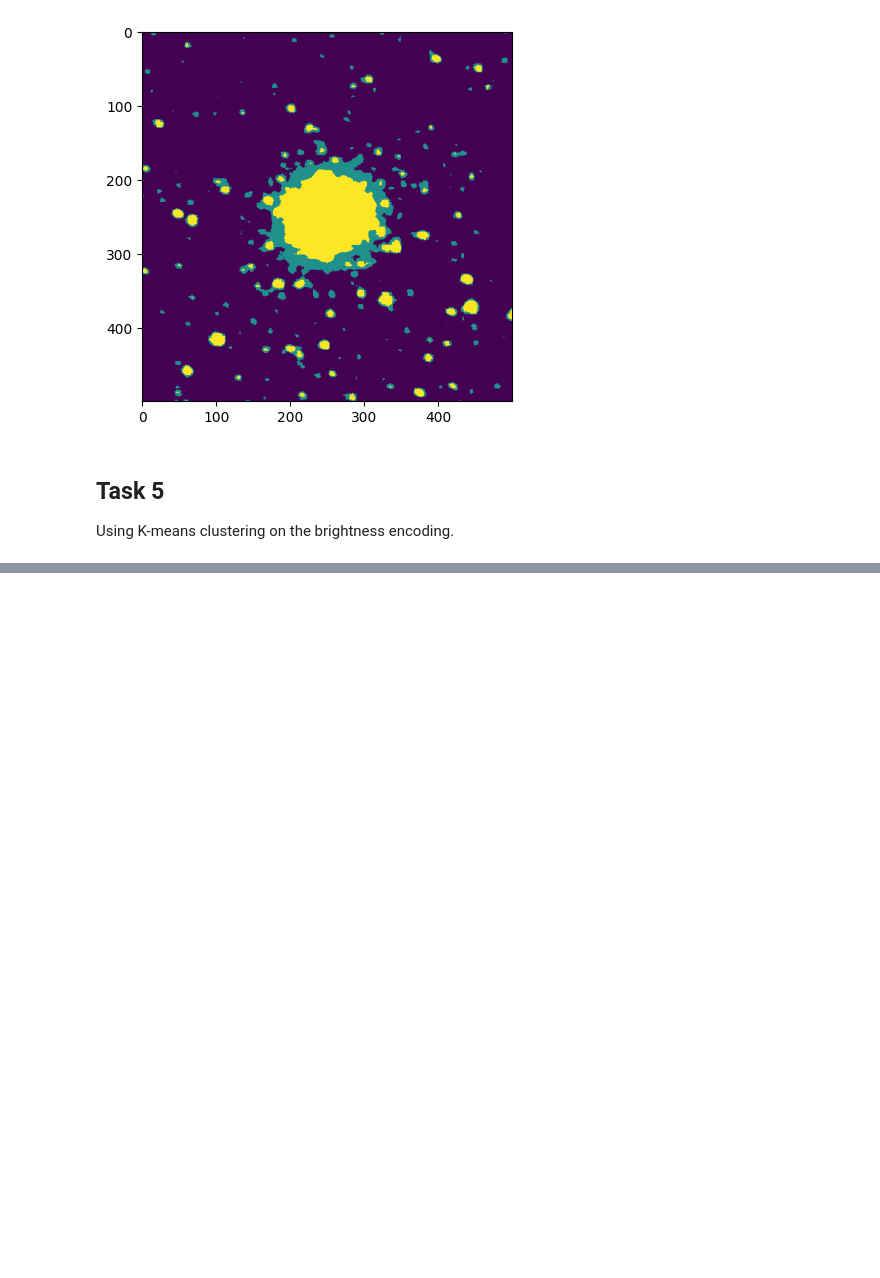
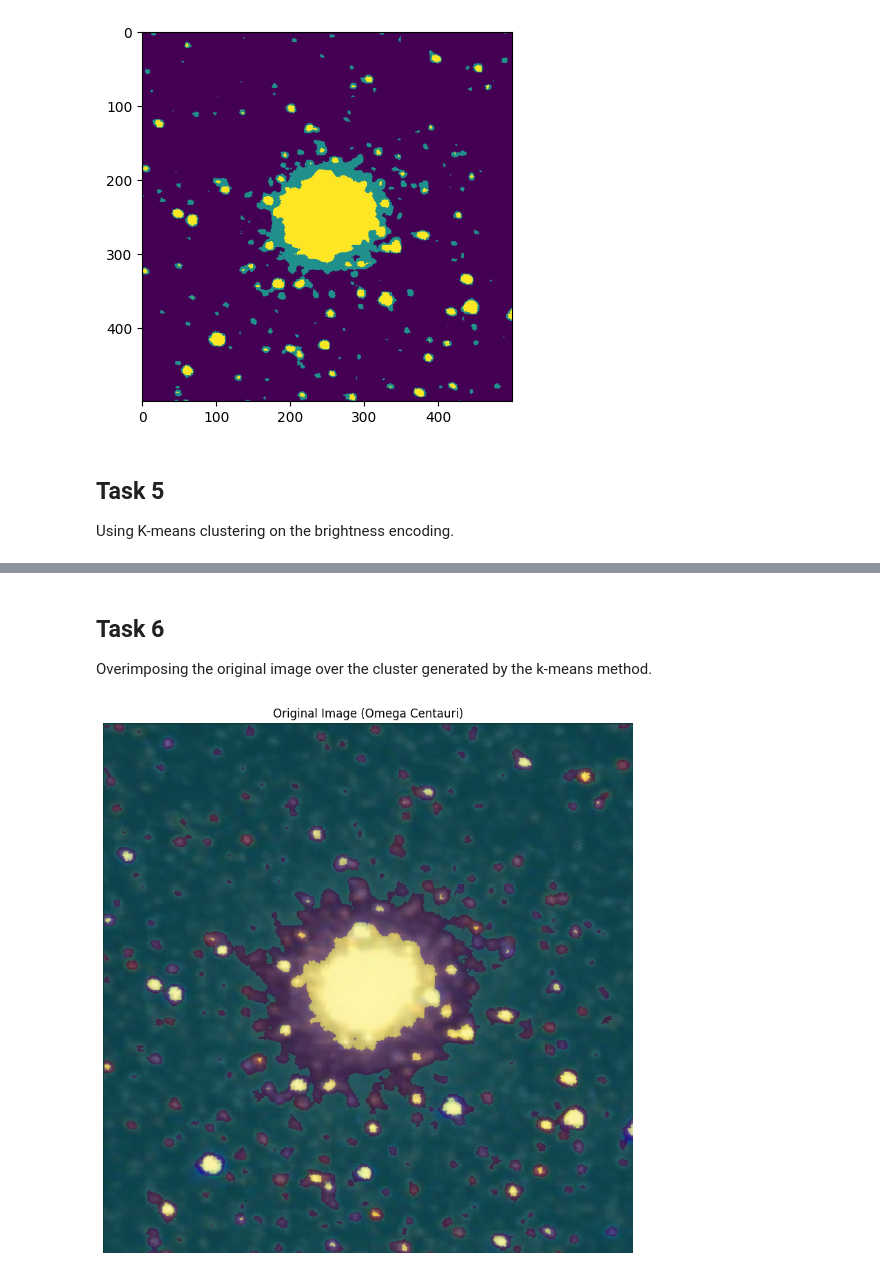
Before and after one commit to OleLB/MOD300_project4, a Jupyter notebook: Topic1/Topic1_report.ipynb, the cells around one changed output, grey strips where cells are left out. Saved outputs shown, nothing was run; the diff lists cells and outputs as text; code cells hidden in the pictures; blank space fills up the shorter version.

Commit message:
task 6

```diff
--- a/Topic1/Topic1_report.ipynb
+++ b/Topic1/Topic1_report.ipynb
@@ -100,2 +95,12 @@ Clustered data shape: (250000,)
 [figure]
 [figure]
+# %% [markdown]
+## Task 6
+
+Overimposing the original image over the cluster generated by the k-means method.
+# %%
+from task6 import overlay_clustered_image
+
+overlay_clustered_image(rgb_array, cluster_plot_data, alpha=0.4)
+# %% [output]
+[figure, added]
```
Also changed, not shown: parts of 2 cells of this notebook, 1 other file.
